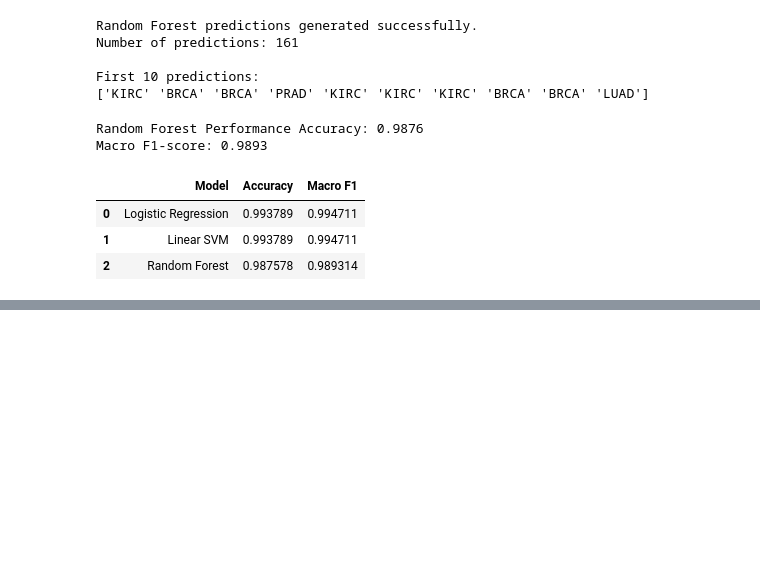
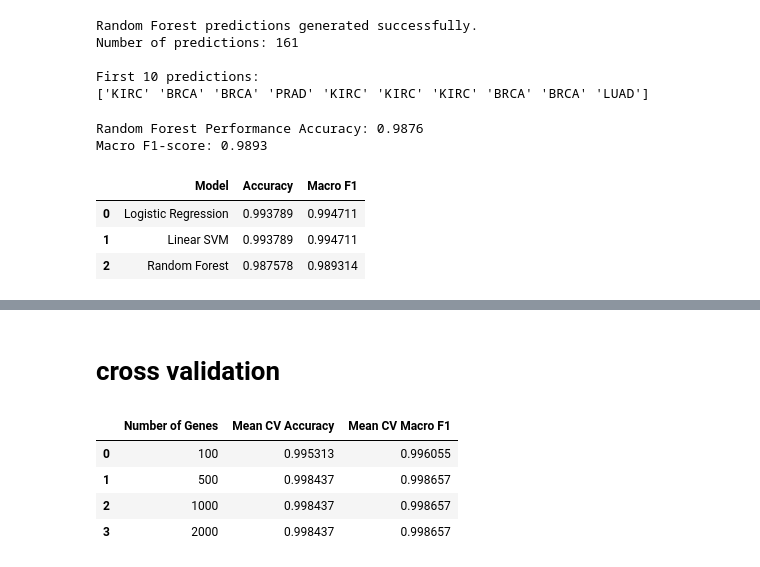
Before and after one commit to Ishika0310/cancer-gene-expression-ml, a Jupyter notebook: notebooks/01_data_exploration.ipynb, the cells around one changed output, grey strips where cells are left out. Saved outputs shown, nothing was run; the diff lists cells and outputs as text; code cells hidden in the pictures; blank space fills up the shorter version.

Commit message:
Validate feature count and finalize pipeline

```diff
--- a/notebooks/01_data_exploration.ipynb
+++ b/notebooks/01_data_exploration.ipynb
@@ -669,0 +724,55 @@ display(model_results)
+# %% [markdown]
+# cross validation
+# %%
+from sklearn.pipeline import Pipeline
+from sklearn.model_selection import StratifiedKFold, cross_validate
+from sklearn.preprocessing import StandardScaler
+
+k_values = [100, 500, 1000, 2000]
+
+cv = StratifiedKFold(
+    n_splits=5,
+    shuffle=True,
+    random_state=42
+)
+
+cv_results = []
+
+for k in k_values:
+
+    pipeline = Pipeline([
+        ("feature_selection", SelectKBest(
+            score_func=f_classif,
+            k=k
+        )),
+        ("scaler", StandardScaler()),
+        ("model", LogisticRegression(
+            max_iter=2000,
+            random_state=42
+        ))
+    ])
+
+    scores = cross_validate(
+        pipeline,
+        x_train_filtered,
+        y_train,
+        cv=cv,
+        scoring=["accuracy", "f1_macro"],
+        n_jobs=-1
+    )
+
+    cv_results.append({
+        "Number of Genes": k,
+        "Mean CV Accuracy": scores["test_accuracy"].mean(),
+        "Mean CV Macro F1": scores["test_f1_macro"].mean()
+    })
+
+cv_results = pd.DataFrame(cv_results)
+
+display(cv_results)
+# %% [output]
+|  | Number of Genes | Mean CV Accuracy | Mean CV Macro F1 |
+| 0 | 100 | 0.995313 | 0.996055 |
+| 1 | 500 | 0.998437 | 0.998657 |
+| 2 | 1000 | 0.998437 | 0.998657 |
+| 3 | 2000 | 0.998437 | 0.998657 |
```
Also changed, not shown: parts of 2 cells of this notebook.
